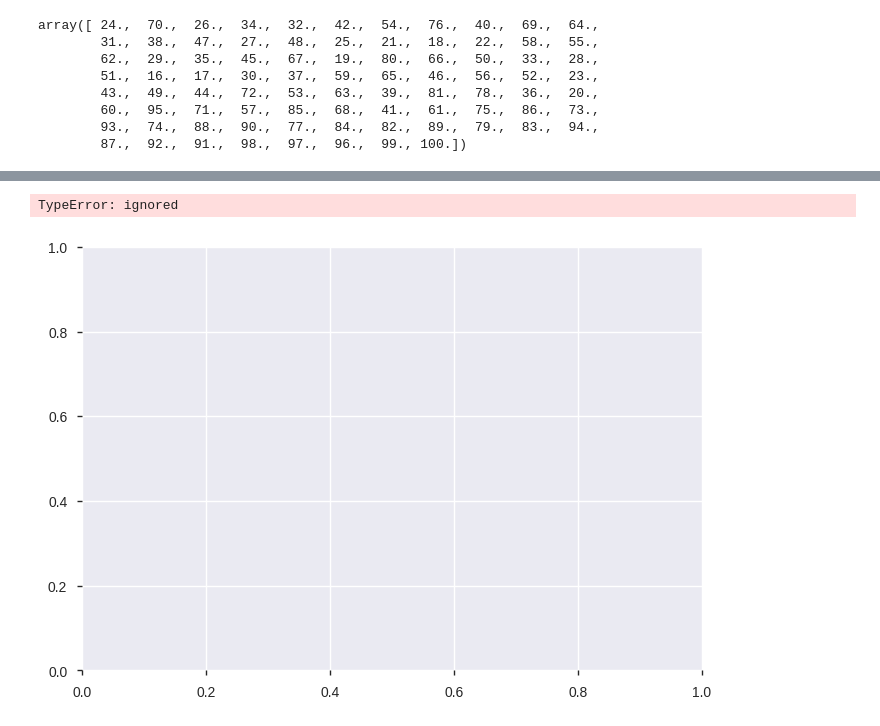
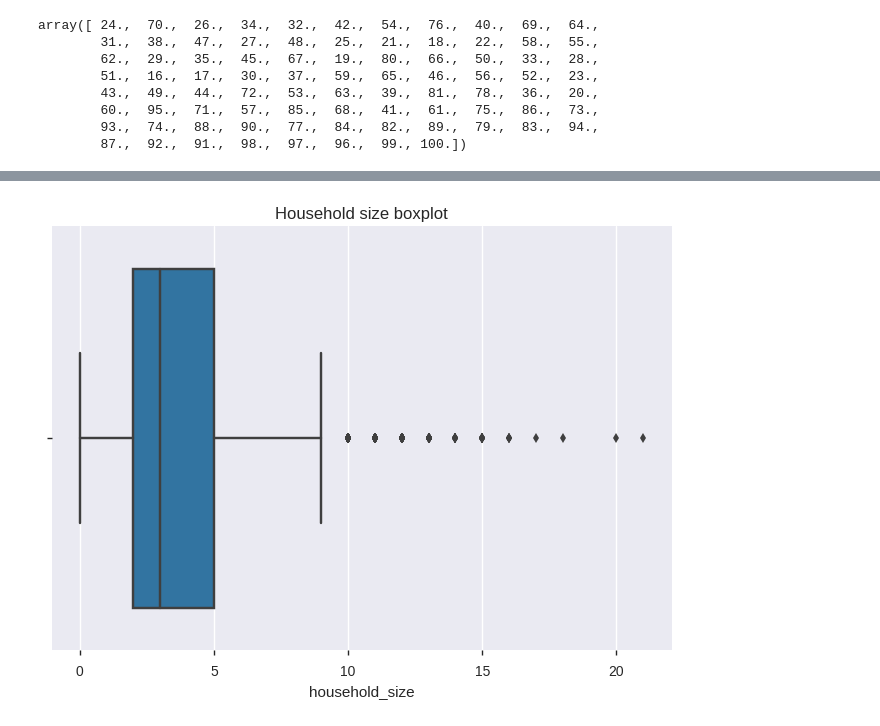
Before and after one commit to cecilia-wanja/Project-on-Financial-services-used-across-East-Africa, a Jupyter notebook: Cecilia_Wanja_Independent_Project_week1_DataScience_Core.ipynb, the cells around one changed output, grey strips where cells are left out. Drawn from its saved outputs; the diff is of its cells as text; code cells hidden in the pictures.

```diff
--- a/Cecilia_Wanja_Independent_Project_week1_DataScience_Core.ipynb
+++ b/Cecilia_Wanja_Independent_Project_week1_DataScience_Core.ipynb
@@ -334,7 +333,7 @@ bar
 # %%
-finance1.Age = finance1.Age.astype(float)
-sns.boxplot(["household_size"])
+household_size = finance1.household_size
+sns.boxplot(household_size)
+plt.title("Household size boxplot")
 plt.show()
 # %% [output]
-TypeError: ignored
-[figure, old version]
+[figure, new version]
```
Also changed, not shown: parts of 45 cells of this notebook.
